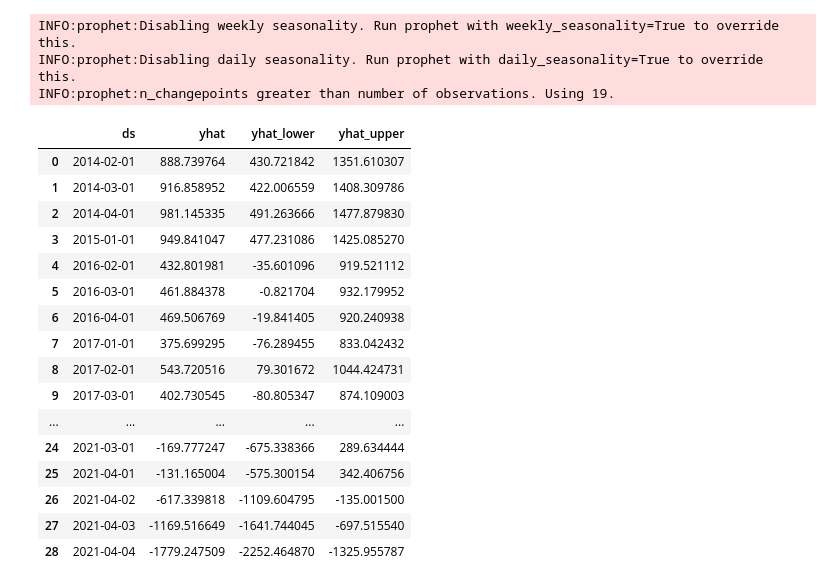
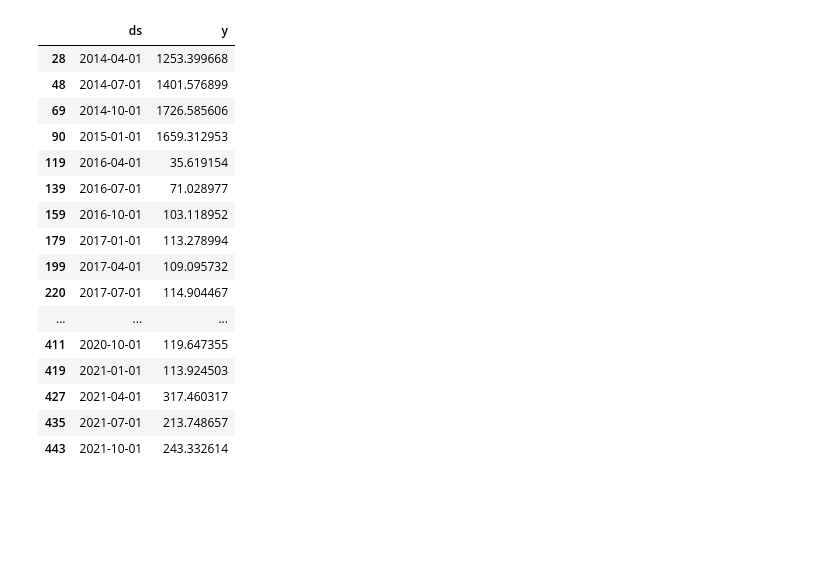
Before and after one commit to chuyishang/Intel-Project, a Jupyter notebook: forecast_visualization.ipynb, the cells around one changed output. Drawn from its saved outputs; the diff is of its cells as text; code cells hidden in the pictures; blank space fills up the shorter version.

Commit message:
finished forecast.py and forecast visualization and

```diff
--- a/forecast_visualization.ipynb
+++ b/forecast_visualization.ipynb
@@ -35,23 +24,0 @@ from forecast import fut_forecast
-# %%
-fut_forecast("tsmc_json_data.json", 'capex')
-# %% [output]
-INFO:prophet:Disabling weekly seasonality. Run prophet with weekly_seasonality=True to override this.
-INFO:prophet:Disabling daily seasonality. Run prophet with daily_seasonality=True to override this.
-INFO:prophet:n_changepoints greater than number of observations. Using 19.
-|  | ds | yhat | yhat_lower | yhat_upper |
-| 0 | 2014-02-01 | 888.739764 | 430.721842 | 1351.610307 |
-| 1 | 2014-03-01 | 916.858952 | 422.006559 | 1408.309786 |
-| 2 | 2014-04-01 | 981.145335 | 491.263666 | 1477.879830 |
-| 3 | 2015-01-01 | 949.841047 | 477.231086 | 1425.085270 |
-| 4 | 2016-02-01 | 432.801981 | -35.601096 | 919.521112 |
-| 5 | 2016-03-01 | 461.884378 | -0.821704 | 932.179952 |
-| 6 | 2016-04-01 | 469.506769 | -19.841405 | 920.240938 |
-| 7 | 2017-01-01 | 375.699295 | -76.289455 | 833.042432 |
-| 8 | 2017-02-01 | 543.720516 | 79.301672 | 1044.424731 |
-| 9 | 2017-03-01 | 402.730545 | -80.805347 | 874.109003 |
-| ... | ... | ... | ... | ... |
-| 24 | 2021-03-01 | -169.777247 | -675.338366 | 289.634444 |
-| 25 | 2021-04-01 | -131.165004 | -575.300154 | 342.406756 |
-| 26 | 2021-04-02 | -617.339818 | -1109.604795 | -135.001500 |
-| 27 | 2021-04-03 | -1169.516649 | -1641.744045 | -697.515540 |
-| 28 | 2021-04-04 | -1779.247509 | -2252.464870 | -1325.955787 |
@@ -57,0 +29,24 @@ INFO:prophet:n_changepoints greater than number of observations. Using 19.
+# %%
+with open("data/" + "tsmc_json_data.json") as f:
+        data = json.load(f)
+df = pd.DataFrame(data)
+# %%
+df_datetime_metric(df, 'capex')
+# %% [output]
+|  | ds | y |
+| 28 | 2014-04-01 | 1253.399668 |
+| 48 | 2014-07-01 | 1401.576899 |
+| 69 | 2014-10-01 | 1726.585606 |
+| 90 | 2015-01-01 | 1659.312953 |
+| 119 | 2016-04-01 | 35.619154 |
+| 139 | 2016-07-01 | 71.028977 |
+| 159 | 2016-10-01 | 103.118952 |
+| 179 | 2017-01-01 | 113.278994 |
+| 199 | 2017-04-01 | 109.095732 |
+| 220 | 2017-07-01 | 114.904467 |
+| ... | ... | ... |
+| 411 | 2020-10-01 | 119.647355 |
+| 419 | 2021-01-01 | 113.924503 |
+| 427 | 2021-04-01 | 317.460317 |
+| 435 | 2021-07-01 | 213.748657 |
+| 443 | 2021-10-01 | 243.332614 |
```
Also changed, not shown: parts of 10 cells of this notebook, 1 other file.
